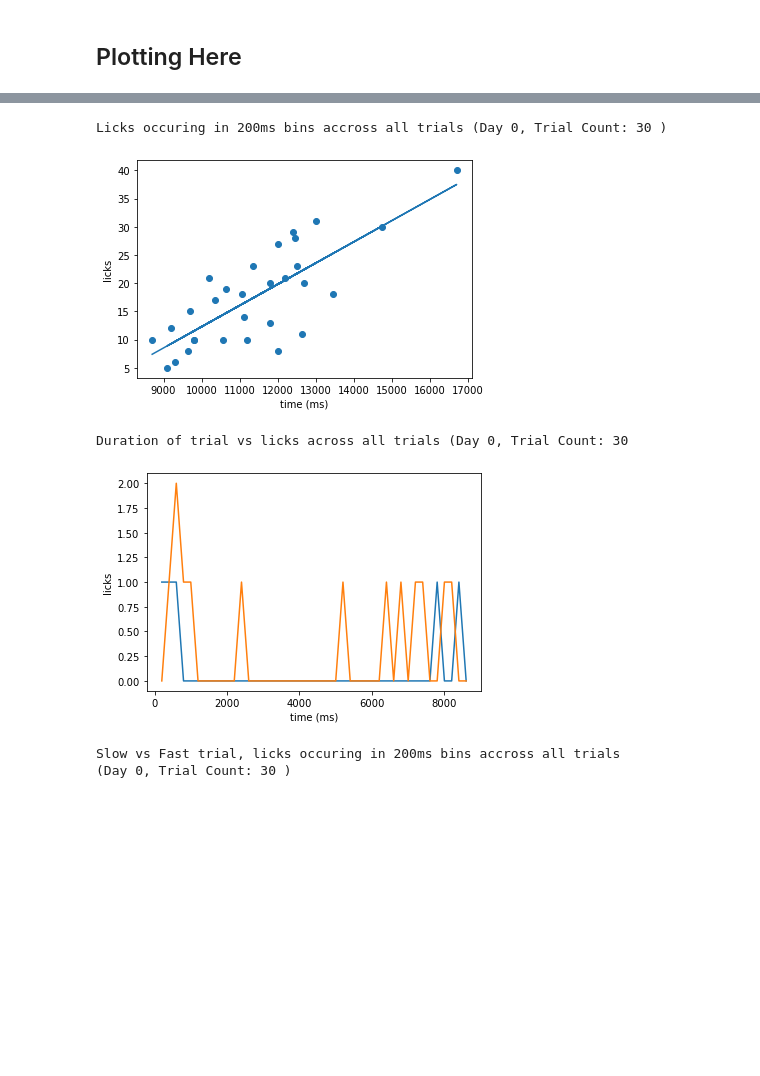
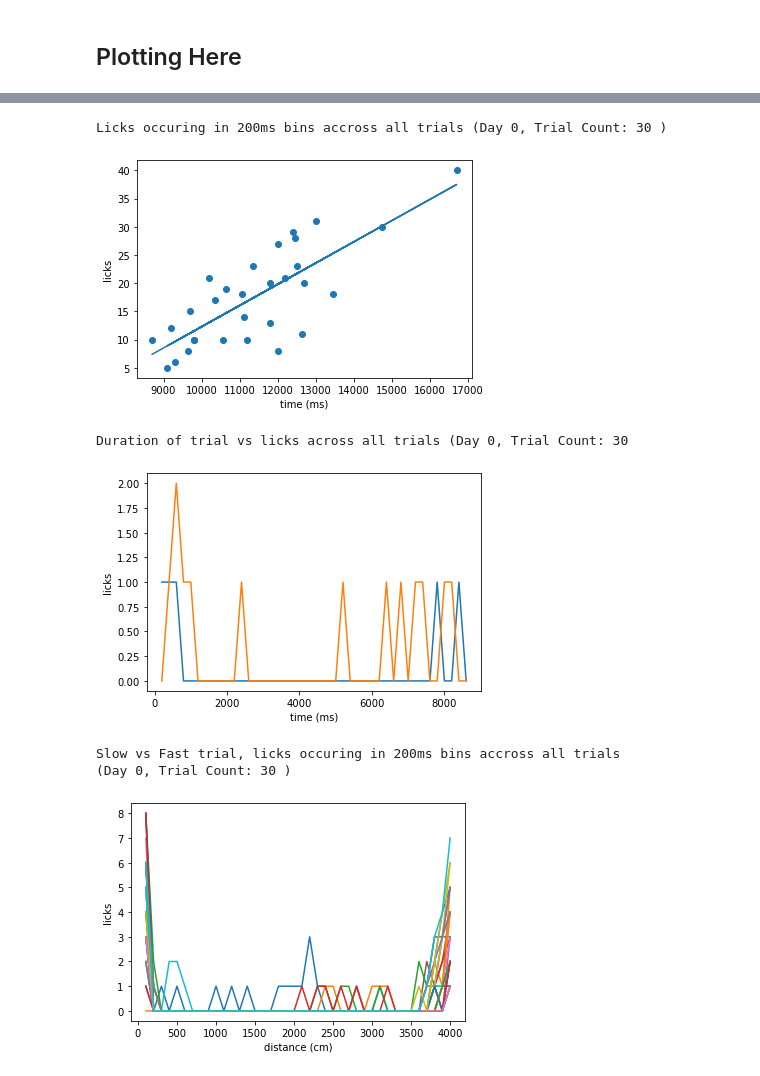
Before and after one commit to sophiakolak/6998-what-is-time, a Jupyter notebook: data/Lick_Rate_and_Time.ipynb, the cells around one changed output, grey strips where cells are left out. Drawn from its saved outputs; the diff is of its cells as text; code cells hidden in the pictures; blank space fills up the shorter version.

Commit message:
more lick graphs

```diff
--- a/data/Lick_Rate_and_Time.ipynb
+++ b/data/Lick_Rate_and_Time.ipynb
@@ -63,7 +63,6 @@ filename0 = 'wfC318/Day_0/Raw_files_csv/combined_behavior_and_s.csv'
 
 # How many trials we are looking at (ex: 31 for day 0, 34 for day 4)
 #trial_count = 31
-
 
 
 # Day 0
@@ -87,6 +86,17 @@ def changeTime(data_name):
 changeTime(data)
 changeTime(data4)
 
+def changeLicks(data_name):
+    trial_prev, lick_prev, end_lick = 0,0,0
+    for i, j in data_name.iterrows():
+        trial = int(j[9])
+        lick = int(j[3])
+        if trial != trial_prev:
+            end_lick = lick_prev
+        data_name.at[i,3] = lick - end_lick
+        trial_prev = trial
+        lick_prev = lick
+    print("licks changed")
 
 length = len(data)
 data = data[data[7] <= 4000]  # removing all rows where mouse is licking reward past 4000cm
@@ -210,7 +220,7 @@ print("\nDay 0: temporally binned dictionary")
 time_binned_dictionary4 = timeBinning(NEW_lap_dictionary4)
 print("Day 4: temporally binned dictionary")
 
-def spaceBinning():
+def spaceBinning(NEW_lap_dictionary):
      # each key value pair will be (Trial_number, [ [Bin1], [Bin2], [Bin3], ..., [Bin43] ])
     dict_of_all_bins = {}
     for i in NEW_lap_dictionary:  # for every trial
@@ -225,8 +235,8 @@ def spaceBinning():
         dict_of_all_bins[i] = list_of_bins
     return dict_of_all_bins
 
-#space_binned_dictionary = spaceBinning()
-#print("spatially binned dictionary")
+space_binned_dictionary = spaceBinning(NEW_lap_dictionary4)
+print("spatially binned dictionary4")
 # %% [output]
 time changed
 time changed
@@ -352,34 +363,28 @@ print("Slow vs Fast trial, licks occuring in 200ms bins accross all trials \n(Da
 #print("Slow vs Fast trial, licks occuring in 200ms bins accross all trials \n(Day 4, Trial Count:", trial_count,")\n\n")
 
 
-
-def cumulative(time_binned_dictionary):
-    for trial in time_binned_dictionary:
+def space_bins_anticipatory():
+    for trial in space_binned_dictionary:
         licksY = []
-        timeX = []
+        distX = []
         counter = 0
-        for bin in time_binned_dictionary[trial]:
-            currBin = time_binned_dictionary[trial][bin]
-            #first = currBin.iloc[0][3]
-            licks = currBin.iloc[:,3].mean()
-            #last = currBin.iloc[-1][3]
-            #lick_count = last - first
-            licksY.append(licks)
-            timeX.append(bin)
-            #print(lick_count, bin)
-        x = np.array(timeX)
+        for bin in space_binned_dictionary[trial]:
+            currBin = space_binned_dictionary[trial][bin]
+            counter+=1
+            first = currBin.iloc[0][3]
+            last = currBin.iloc[-1][3]
+            lick_count = last - first
+            licksY.append(lick_count)
+            distX.append(bin)
+        x = np.array(distX)
         y = np.array(licksY)
         plt.plot(x, y)
-    plt.xlabel("time (ms)")
-    plt.ylabel("licks total")
+
+    plt.xlabel("distance (cm)")
+    plt.ylabel("licks")
     plt.show()
 
-#cumulative(time_binned_dictionary)
-#print("Total licks in 200ms bins accross all trials \n(Day 0, Trial Count:", trial_count,")\n\n")
-
-
-
-
+space_bins_anticipatory()
 
 #bin the trial
 #find the average lick per second over the trial
@@ -395,30 +400,31 @@ def cumulative(time_binned_dictionary):
 
 
 #find amount of licks per bin  and store as variable
 #def lick_time (total licks, time):
 
     # plot the data
     #data.iloc[0:581]. plt.plot(time, lick, alpha=0.4, label="no odor")
     #plt.legend()
 
     # show the plot
     #plt.show()
 
     #return "Done!"
 
 
 
 #plot as y axis
     #find delta lick in 200ms
     #divide by
 #licks per milisecond
 #find delta licks and divide by number of seconds that have passed
 #time bins of 200ms
 # %% [output]
 [figure]
 Licks occuring in 200ms bins accross all trials (Day 0, Trial Count: 30 )
 [figure]
 Duration of trial vs licks across all trials (Day 0, Trial Count: 30
 [figure]
 Slow vs Fast trial, licks occuring in 200ms bins accross all trials
 (Day 0, Trial Count: 30 )
+[figure, added]
```
Also changed, not shown: parts of 2 cells of this notebook.
